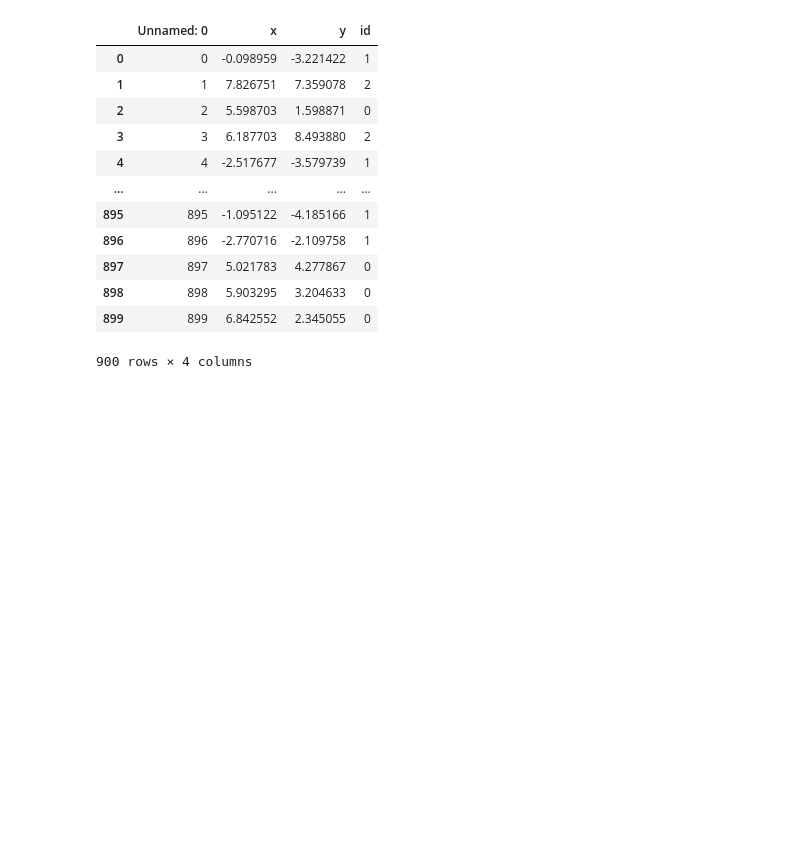
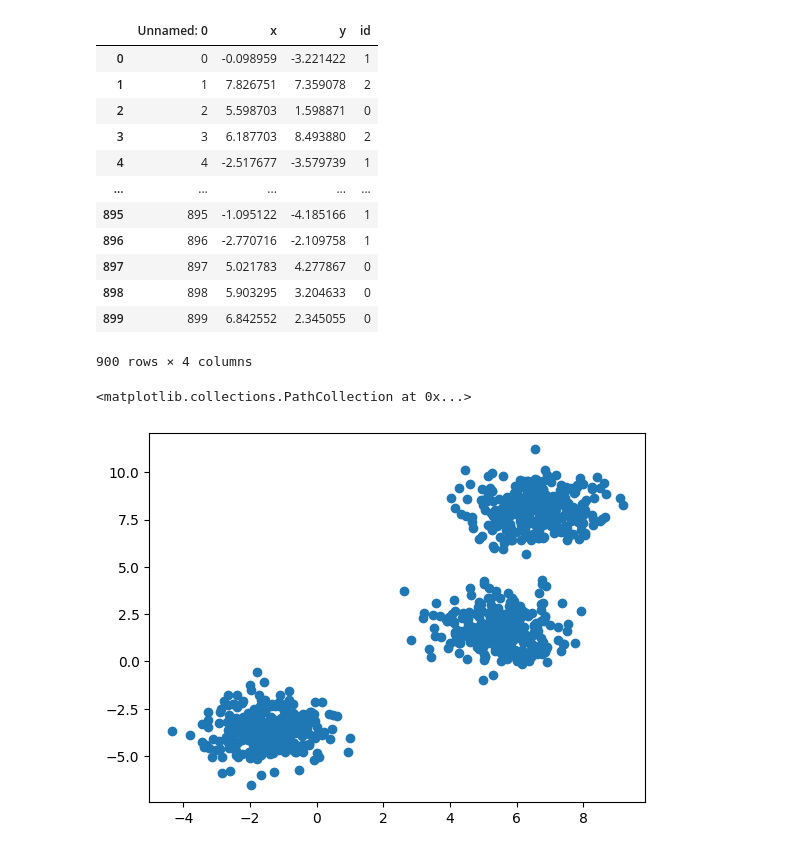
Before and after one commit to DeisyData/BIT_IA_Bootcamp, a Jupyter notebook: S7_C4_Clustering_kmeans.ipynb, the cells around one changed output. Drawn from its saved outputs; the diff is of its cells as text; code cells hidden in the pictures; blank space fills up the shorter version.

```diff
--- a/S7_C4_Clustering_kmeans.ipynb
+++ b/S7_C4_Clustering_kmeans.ipynb
@@ -22,3 +24,8 @@ df
 | 898 | 898 | 5.903295 | 3.204633 | 0 |
 | 899 | 899 | 6.842552 | 2.345055 | 0 |
 900 rows × 4 columns
+# %%
+plt.scatter(df.x,df.y)
+# %% [output]
+<matplotlib.collections.PathCollection at 0x...>
+[figure, added]
```
Also changed, not shown: parts of 13 cells of this notebook.
